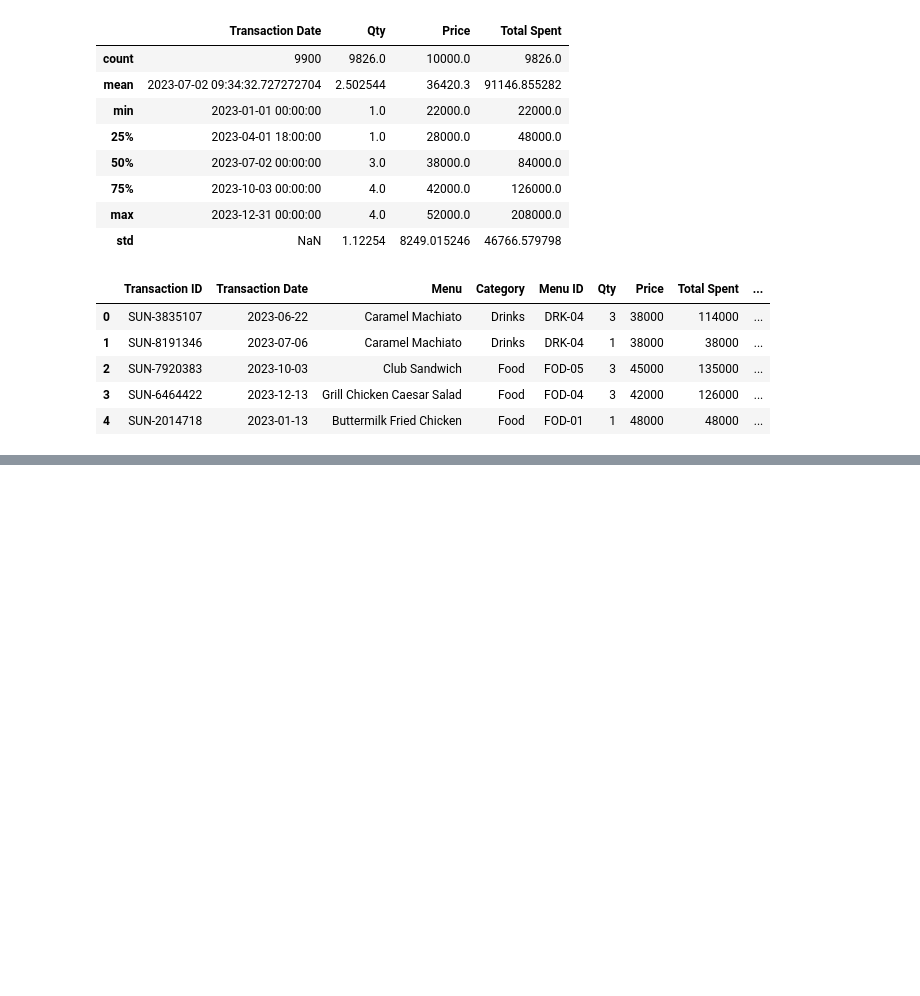
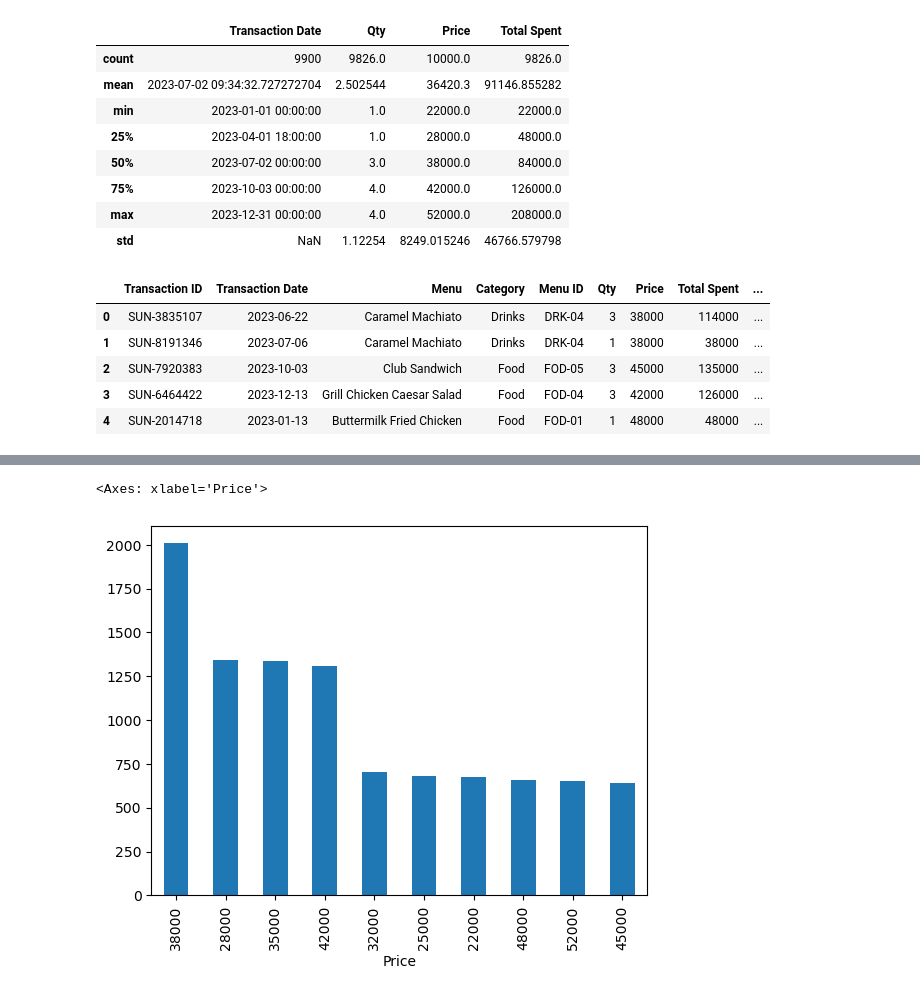
Before and after one commit to Sreesanth-e/EDA, a Jupyter notebook: dirty_dataset/Clean_cafe_sales_1.ipynb, the cells around one changed output, grey strips where cells are left out. Saved outputs shown, nothing was run; the diff lists cells and outputs as text; code cells hidden in the pictures; blank space fills up the shorter version.

```diff
--- a/dirty_dataset/Clean_cafe_sales_1.ipynb
+++ b/dirty_dataset/Clean_cafe_sales_1.ipynb
@@ -738,0 +820,5 @@ df.head()
+# %%
+df['Price'].value_counts().plot(kind='bar')
+# %% [output]
+<Axes: xlabel='Price'>
+[figure, added]
```
Also changed, not shown: parts of 9 cells of this notebook.
